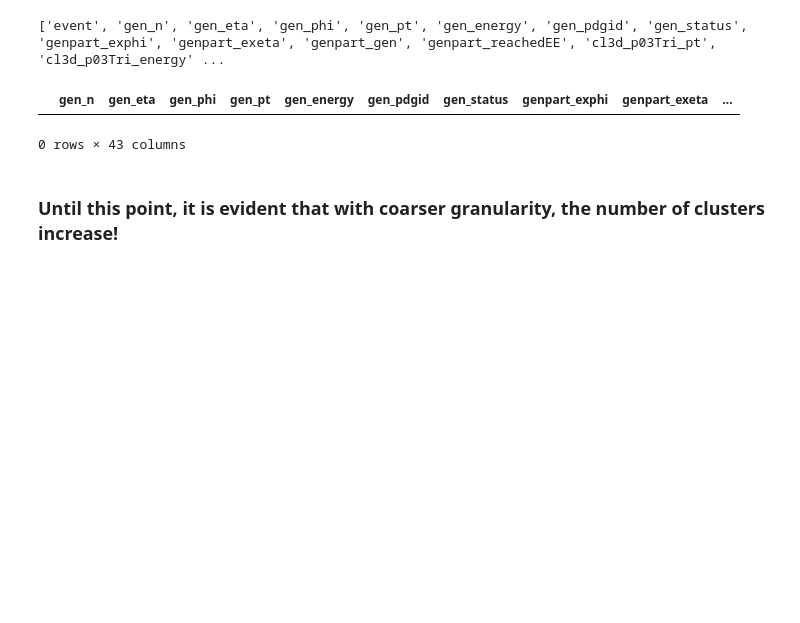
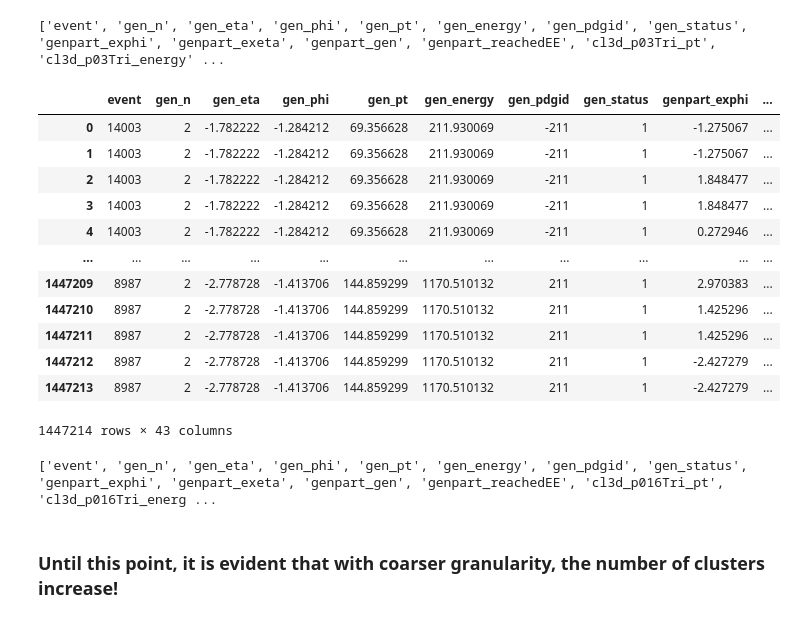
Before and after one commit to tdebnath16/shower_shape_studies, a Jupyter notebook: training_newalgo.ipynb, the cells around one changed output. Cells and saved outputs as stored; diff of their text form; code cells hidden in the pictures; blank space fills up the shorter version.

```diff
--- a/training_newalgo.ipynb
+++ b/training_newalgo.ipynb
@@ -72,7 +72,7 @@ PU200_cl3d_p03 = "/data/data.polcms/cms/debnath/HGCAL/CMSSW_14_0_5/src/shower_sh
 PU200_cl3d_p045 = "/data/data.polcms/cms/debnath/HGCAL/CMSSW_14_0_5/src/shower_shape_studies/samples/PU200_newalgocl3d_p045_filtered.h5"
 # %%
 photon_df_Ref = ana.load_and_filter_hdf_path(photon_PU200_gen, photon_PU200_cl3d_Ref)
-#photon_df_p0113 = ana.load_and_filter_hdf_path(photon_PU200_gen, photon_PU200_cl3d_p0113)
+photon_df_p0113 = ana.load_and_filter_hdf_path(photon_PU200_gen, photon_PU200_cl3d_p0113)
 photon_df_p016 = ana.load_and_filter_hdf_path(photon_PU200_gen, photon_PU200_cl3d_p016)
 photon_df_p03 = ana.load_and_filter_hdf_path(photon_PU200_gen, photon_PU200_cl3d_p03)
 photon_df_p045 = ana.load_and_filter_hdf_path(photon_PU200_gen, photon_PU200_cl3d_p045)
@@ -93,15 +93,30 @@ PU_df_p03 = pd.read_hdf(PU200_cl3d_p03)
 PU_df_p045 = pd.read_hdf(PU200_cl3d_p045)
 # %%
 pion_df_Ref = ana.load_and_filter_hdf_path(pion_PU200_gen, pion_PU200_cl3d_Ref)
-#pion_df_p0113 = ana.load_and_filter_hdf_path(pion_PU200_gen, pion_PU200_cl3d_p0113)
+pion_df_p0113 = ana.load_and_filter_hdf_path(pion_PU200_gen, pion_PU200_cl3d_p0113)
 pion_df_p016 = ana.load_and_filter_hdf_path(pion_PU200_gen, pion_PU200_cl3d_p016)
 pion_df_p03 = ana.load_and_filter_hdf_path(pion_PU200_gen, pion_PU200_cl3d_p03)
 pion_df_p045 = ana.load_and_filter_hdf_path(pion_PU200_gen, pion_PU200_cl3d_p045)
-# %%
-pion_df_Ref
-# %% [output]
-|  | gen_n | gen_eta | gen_phi | gen_pt | gen_energy | gen_pdgid | gen_status | genpart_exphi | genpart_exeta | ... |
-0 rows × 43 columns
+# %%
+pion_df_p016
+# %% [output]
+|  | event | gen_n | gen_eta | gen_phi | gen_pt | gen_energy | gen_pdgid | gen_status | genpart_exphi | ... |
+| 0 | 14003 | 2 | -1.782222 | -1.284212 | 69.356628 | 211.930069 | -211 | 1 | -1.275067 | ... |
+| 1 | 14003 | 2 | -1.782222 | -1.284212 | 69.356628 | 211.930069 | -211 | 1 | -1.275067 | ... |
+| 2 | 14003 | 2 | -1.782222 | -1.284212 | 69.356628 | 211.930069 | -211 | 1 | 1.848477 | ... |
+| 3 | 14003 | 2 | -1.782222 | -1.284212 | 69.356628 | 211.930069 | -211 | 1 | 1.848477 | ... |
+| 4 | 14003 | 2 | -1.782222 | -1.284212 | 69.356628 | 211.930069 | -211 | 1 | 0.272946 | ... |
+| ... | ... | ... | ... | ... | ... | ... | ... | ... | ... | ... |
+| 1447209 | 8987 | 2 | -2.778728 | -1.413706 | 144.859299 | 1170.510132 | 211 | 1 | 2.970383 | ... |
+| 1447210 | 8987 | 2 | -2.778728 | -1.413706 | 144.859299 | 1170.510132 | 211 | 1 | 1.425296 | ... |
+| 1447211 | 8987 | 2 | -2.778728 | -1.413706 | 144.859299 | 1170.510132 | 211 | 1 | 1.425296 | ... |
+| 1447212 | 8987 | 2 | -2.778728 | -1.413706 | 144.859299 | 1170.510132 | 211 | 1 | -2.427279 | ... |
+| 1447213 | 8987 | 2 | -2.778728 | -1.413706 | 144.859299 | 1170.510132 | 211 | 1 | -2.427279 | ... |
+1447214 rows × 43 columns
+# %%
+print(pion_df_p016.columns.tolist())
+# %% [output]
+['event', 'gen_n', 'gen_eta', 'gen_phi', 'gen_pt', 'gen_energy', 'gen_pdgid', 'gen_status', 'genpart_exphi', 'genpart_exeta', 'genpart_gen', 'genpart_reachedEE', 'cl3d_p016Tri_pt', 'cl3d_p016Tri_energ ...
 # %%
 qcd_df_Ref = ana.load_and_filter_hdf_path(qcd_PU200_gen, qcd_PU200_cl3d_Ref)
 qcd_df_p0113 = ana.load_and_filter_hdf_path(qcd_PU200_gen, qcd_PU200_cl3d_p0113)
```
Also changed, not shown: parts of 14 cells of this notebook, 2 other files.
